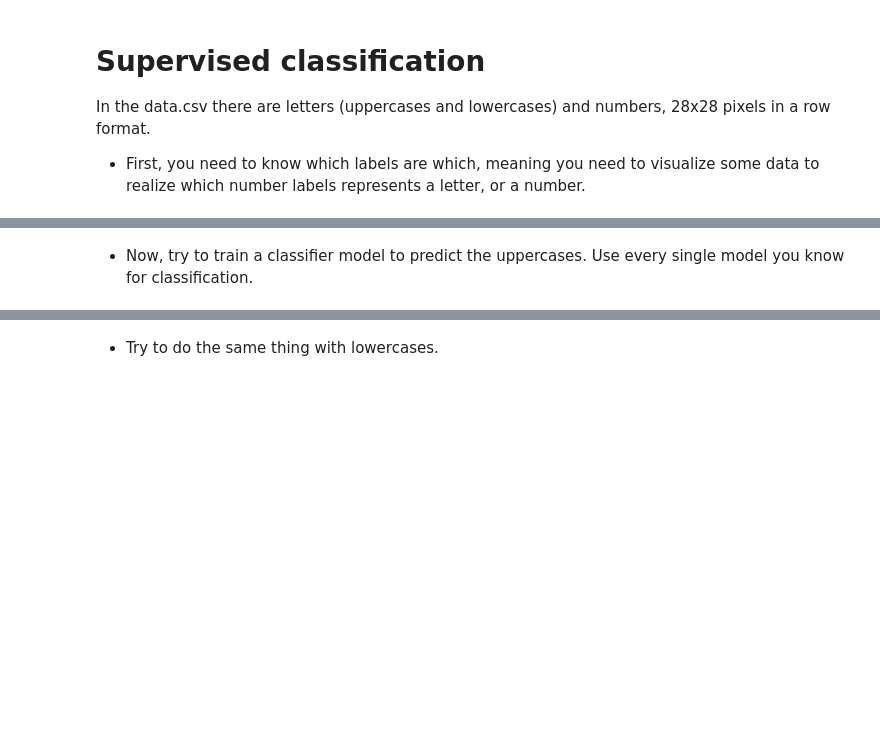
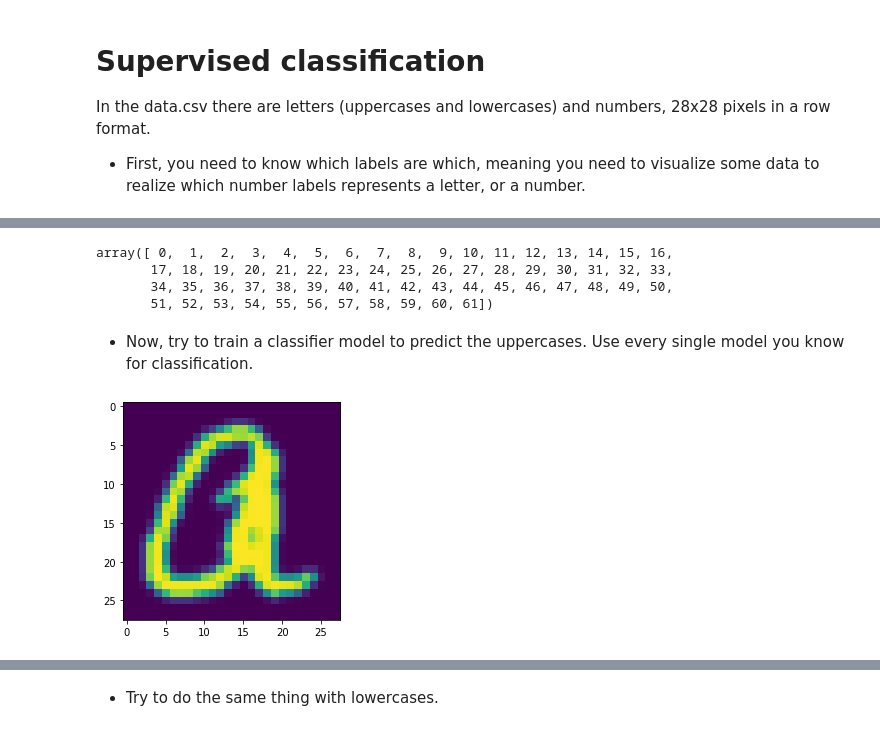
Before and after one commit to ta-data-mexpt/lab-supervised-classification, a Jupyter notebook: Supervised Classification.ipynb, the cells around one changed output, grey strips where cells are left out. Saved outputs shown, nothing was run; the diff lists cells and outputs as text; code cells hidden in the pictures; blank space fills up the shorter version.

```diff
--- a/Supervised Classification.ipynb
+++ b/Supervised Classification.ipynb
@@ -18,2 +21,4 @@ data=zipfile.extractall()
+# %%
+data=pd.read_csv("data_all.csv")
 # %%
 data
@@ -20,2 +47,12 @@ data
+# %%
+lista_caracteres=data.e.unique()
+lista_caracteres=lista_caracteres.tolist()
+lista_caracteres.sort()
+lista_caracteres
+# %% [output]
+array([ 0,  1,  2,  3,  4,  5,  6,  7,  8,  9, 10, 11, 12, 13, 14, 15, 16,
+       17, 18, 19, 20, 21, 22, 23, 24, 25, 26, 27, 28, 29, 30, 31, 32, 33,
+       34, 35, 36, 37, 38, 39, 40, 41, 42, 43, 44, 45, 46, 47, 48, 49, 50,
+       51, 52, 53, 54, 55, 56, 57, 58, 59, 60, 61])
 # %% [markdown]
 * Now, try to train a classifier model to predict the uppercases. Use every single model you know for classification.
@@ -23,0 +59,9 @@ data
+# %%
+X=data.drop(columns="e")
+y=data.e
+# %%
+sample=X.iloc[0,:].to_numpy().reshape(28,28)
+# %%
+plt.imshow(sample);
+# %% [output]
+[figure, added]
```
Also changed, not shown: parts of 7 cells of this notebook.
